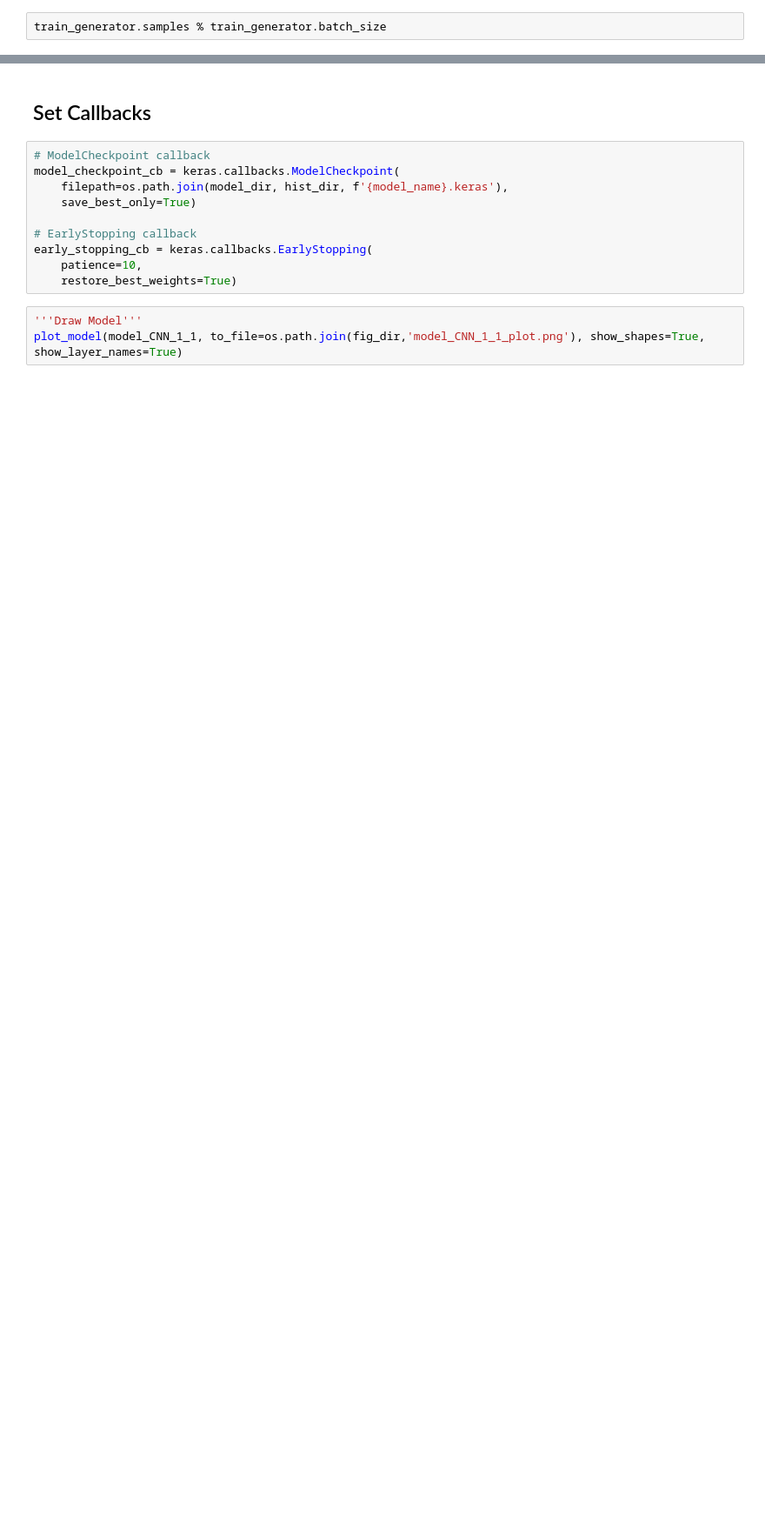
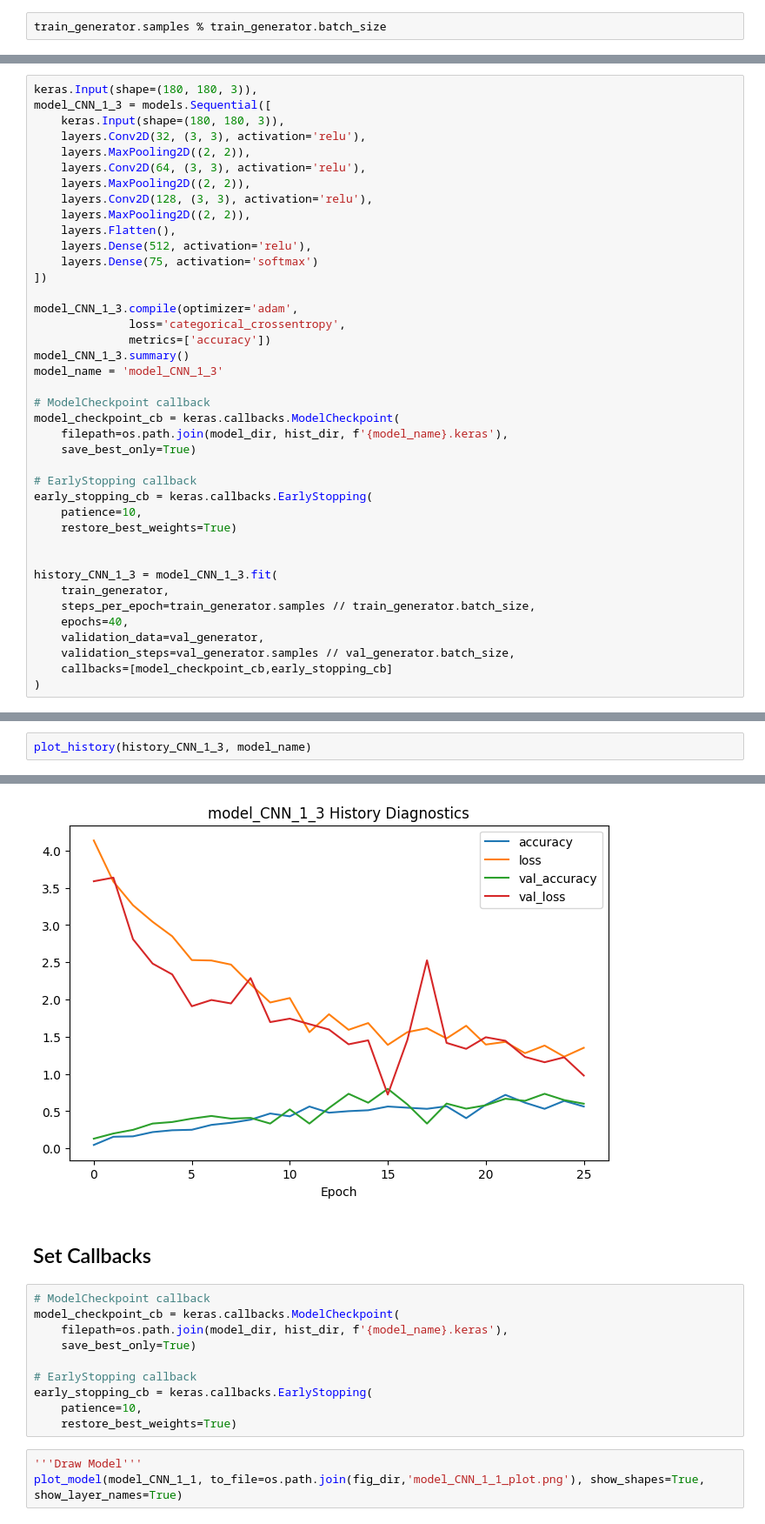
Before and after one commit to r-ballard/dats6202-proj, a Jupyter notebook: butterfly_cnn.ipynb, the cells around one changed output, grey strips where cells are left out. Shown at 87% size. Cells and saved outputs as stored; diff of their text form; blank space fills up the shorter version.

```diff
--- a/butterfly_cnn.ipynb
+++ b/butterfly_cnn.ipynb
@@ -310,0 +361,40 @@ Model: "sequential_12"
+# %%
+keras.Input(shape=(180, 180, 3)),
+model_CNN_1_3 = models.Sequential([
+    keras.Input(shape=(180, 180, 3)),
+    layers.Conv2D(32, (3, 3), activation='relu'),
+    layers.MaxPooling2D((2, 2)),
+    layers.Conv2D(64, (3, 3), activation='relu'),
+    layers.MaxPooling2D((2, 2)),
+    layers.Conv2D(128, (3, 3), activation='relu'),
+    layers.MaxPooling2D((2, 2)),
+    layers.Flatten(),
+    layers.Dense(512, activation='relu'),
+    layers.Dense(75, activation='softmax')
+])
+
+model_CNN_1_3.compile(optimizer='adam',
+              loss='categorical_crossentropy',
+              metrics=['accuracy'])
+model_CNN_1_3.summary()
+model_name = 'model_CNN_1_3'
+
+# ModelCheckpoint callback
+model_checkpoint_cb = keras.callbacks.ModelCheckpoint(
+    filepath=os.path.join(model_dir, hist_dir, f'{model_name}.keras'),
+    save_best_only=True)
+
+# EarlyStopping callback
+early_stopping_cb = keras.callbacks.EarlyStopping(
+    patience=10,
+    restore_best_weights=True)
+
+
+history_CNN_1_3 = model_CNN_1_3.fit(
+    train_generator,
+    steps_per_epoch=train_generator.samples // train_generator.batch_size,
+    epochs=40,
+    validation_data=val_generator,
+    validation_steps=val_generator.samples // val_generator.batch_size,
+    callbacks=[model_checkpoint_cb,early_stopping_cb]
+)
@@ -310,0 +462,3 @@ Model: "sequential_12"
+# %%
+plot_history(history_CNN_1_3, model_name)
+# %% [output]
@@ -311,3 +466,4 @@ Model: "sequential_12"
+[figure, added]
 # %% [markdown]
 ## Set Callbacks
 # %%
```
Also changed, not shown: parts of 49 cells of this notebook.
